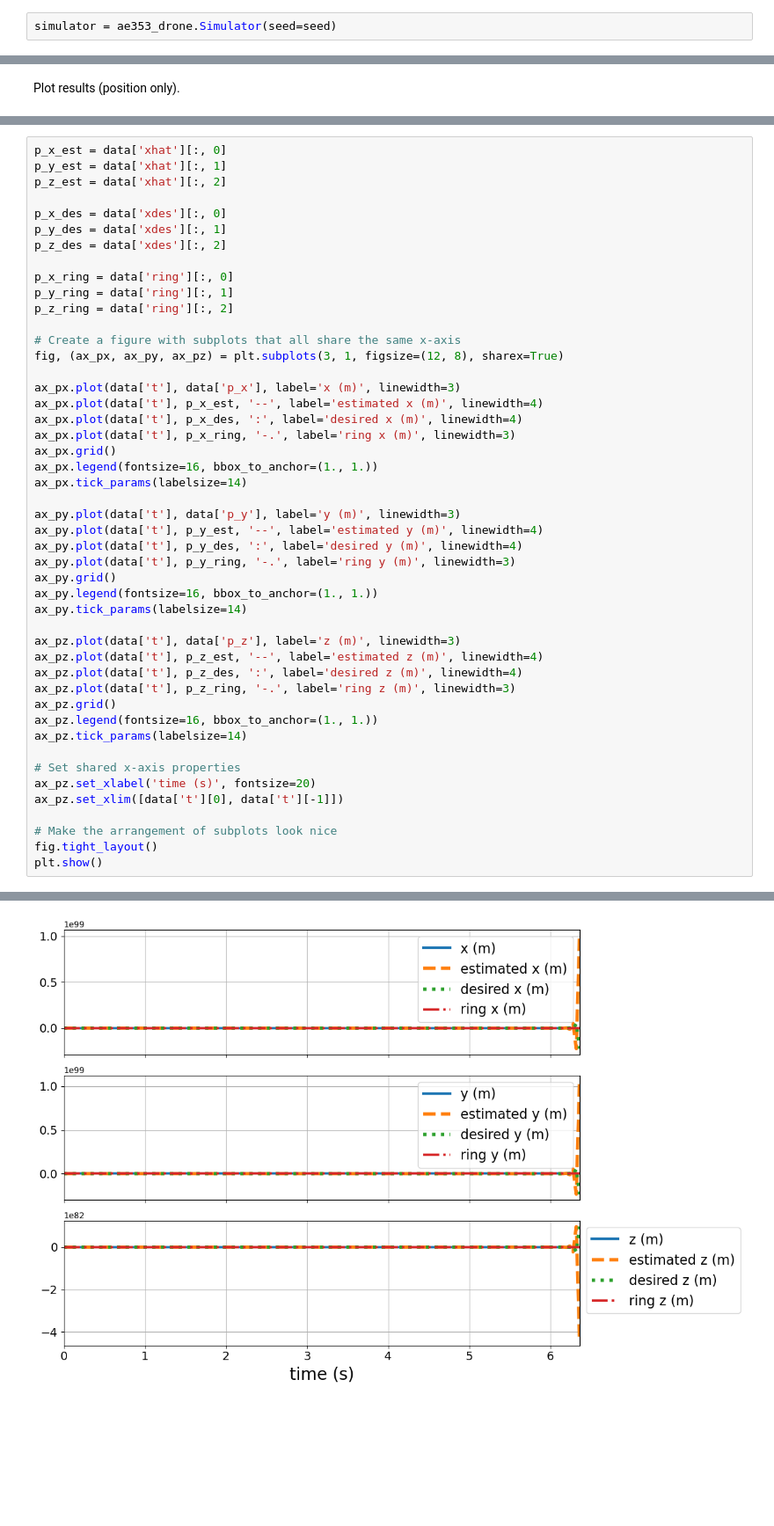
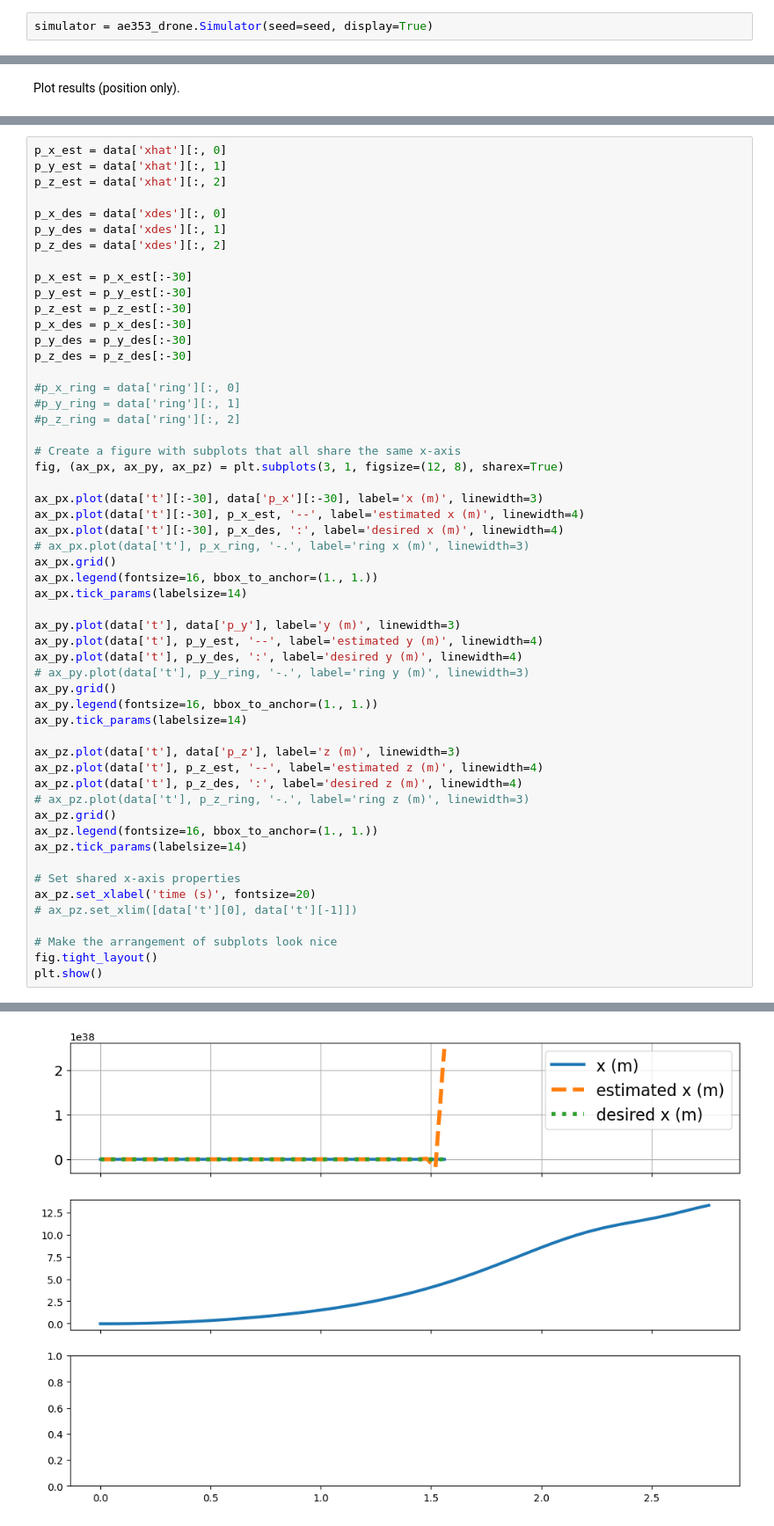
Before and after one commit to LukeFic/AE-353, a Jupyter notebook: Drone-CollisionAvoidance-DP4.ipynb, the cells around one changed output, grey strips where cells are left out. Shown at 88% size. Drawn from its saved outputs; the diff is of its cells as text; blank space fills up the shorter version.

```diff
--- a/Drone-CollisionAvoidance-DP4.ipynb
+++ b/Drone-CollisionAvoidance-DP4.ipynb
@@ -27,7 +27,7 @@ print(seed)
 # %% [markdown]
 Create simulator with seed.
 # %%
-simulator = ae353_drone.Simulator(seed=seed)
+simulator = ae353_drone.Simulator(seed=seed, display=True)
 # %% [markdown]
 Add camera views, displayed in their own browser windows.
 # %%
@@ -676,17 +654,24 @@ p_x_des = data['xdes'][:, 0]
 p_y_des = data['xdes'][:, 1]
 p_z_des = data['xdes'][:, 2]
 
-p_x_ring = data['ring'][:, 0]
-p_y_ring = data['ring'][:, 1]
-p_z_ring = data['ring'][:, 2]
+p_x_est = p_x_est[:-30]
+p_y_est = p_y_est[:-30]
+p_z_est = p_z_est[:-30]
+p_x_des = p_x_des[:-30]
+p_y_des = p_y_des[:-30]
+p_z_des = p_z_des[:-30]
+
+#p_x_ring = data['ring'][:, 0]
+#p_y_ring = data['ring'][:, 1]
+#p_z_ring = data['ring'][:, 2]
 
 # Create a figure with subplots that all share the same x-axis
 fig, (ax_px, ax_py, ax_pz) = plt.subplots(3, 1, figsize=(12, 8), sharex=True)
 
-ax_px.plot(data['t'], data['p_x'], label='x (m)', linewidth=3)
-ax_px.plot(data['t'], p_x_est, '--', label='estimated x (m)', linewidth=4)
-ax_px.plot(data['t'], p_x_des, ':', label='desired x (m)', linewidth=4)
-ax_px.plot(data['t'], p_x_ring, '-.', label='ring x (m)', linewidth=3)
+ax_px.plot(data['t'][:-30], data['p_x'][:-30], label='x (m)', linewidth=3)
+ax_px.plot(data['t'][:-30], p_x_est, '--', label='estimated x (m)', linewidth=4)
+ax_px.plot(data['t'][:-30], p_x_des, ':', label='desired x (m)', linewidth=4)
+# ax_px.plot(data['t'], p_x_ring, '-.', label='ring x (m)', linewidth=3)
 ax_px.grid()
 ax_px.legend(fontsize=16, bbox_to_anchor=(1., 1.))
 ax_px.tick_params(labelsize=14)
@@ -694,7 +679,7 @@ ax_px.tick_params(labelsize=14)
 ax_py.plot(data['t'], data['p_y'], label='y (m)', linewidth=3)
 ax_py.plot(data['t'], p_y_est, '--', label='estimated y (m)', linewidth=4)
 ax_py.plot(data['t'], p_y_des, ':', label='desired y (m)', linewidth=4)
-ax_py.plot(data['t'], p_y_ring, '-.', label='ring y (m)', linewidth=3)
+# ax_py.plot(data['t'], p_y_ring, '-.', label='ring y (m)', linewidth=3)
 ax_py.grid()
 ax_py.legend(fontsize=16, bbox_to_anchor=(1., 1.))
 ax_py.tick_params(labelsize=14)
@@ -702,14 +687,14 @@ ax_py.tick_params(labelsize=14)
 ax_pz.plot(data['t'], data['p_z'], label='z (m)', linewidth=3)
 ax_pz.plot(data['t'], p_z_est, '--', label='estimated z (m)', linewidth=4)
 ax_pz.plot(data['t'], p_z_des, ':', label='desired z (m)', linewidth=4)
-ax_pz.plot(data['t'], p_z_ring, '-.', label='ring z (m)', linewidth=3)
+# ax_pz.plot(data['t'], p_z_ring, '-.', label='ring z (m)', linewidth=3)
 ax_pz.grid()
 ax_pz.legend(fontsize=16, bbox_to_anchor=(1., 1.))
 ax_pz.tick_params(labelsize=14)
 
 # Set shared x-axis properties
 ax_pz.set_xlabel('time (s)', fontsize=20)
-ax_pz.set_xlim([data['t'][0], data['t'][-1]])
+# ax_pz.set_xlim([data['t'][0], data['t'][-1]])
 
 # Make the arrangement of subplots look nice
 fig.tight_layout()
@@ -718 +704 @@ plt.show()
-[figure, old version]
+[figure, new version]
```
Also changed, not shown: parts of 12 cells of this notebook.
